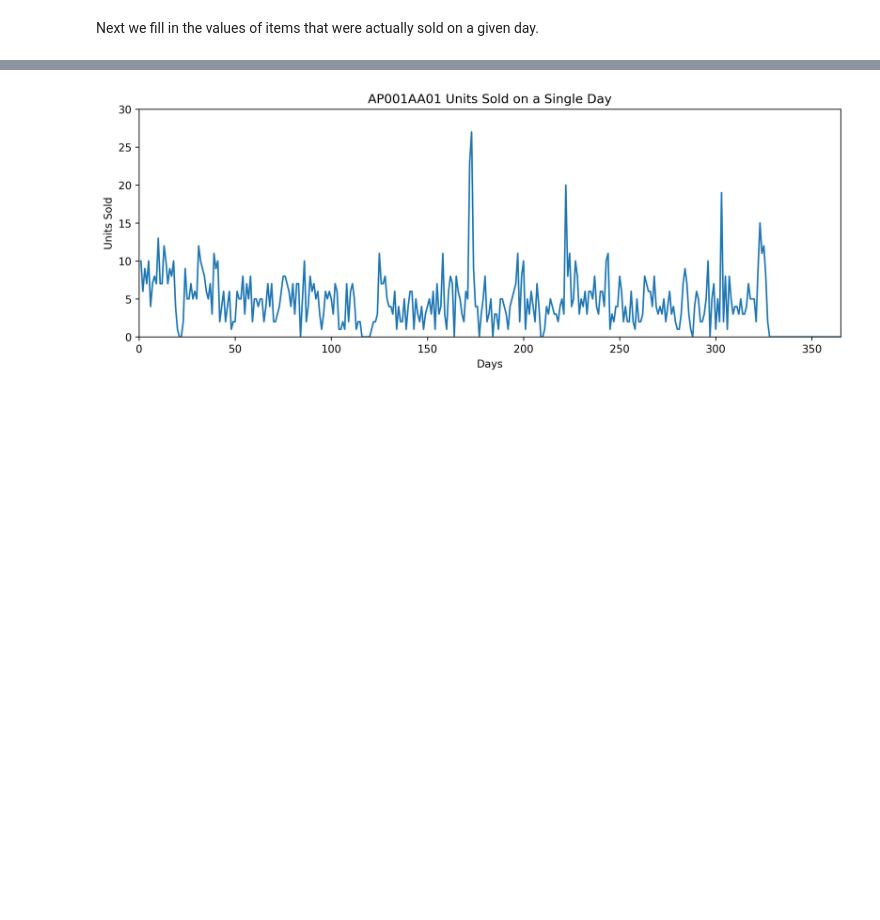
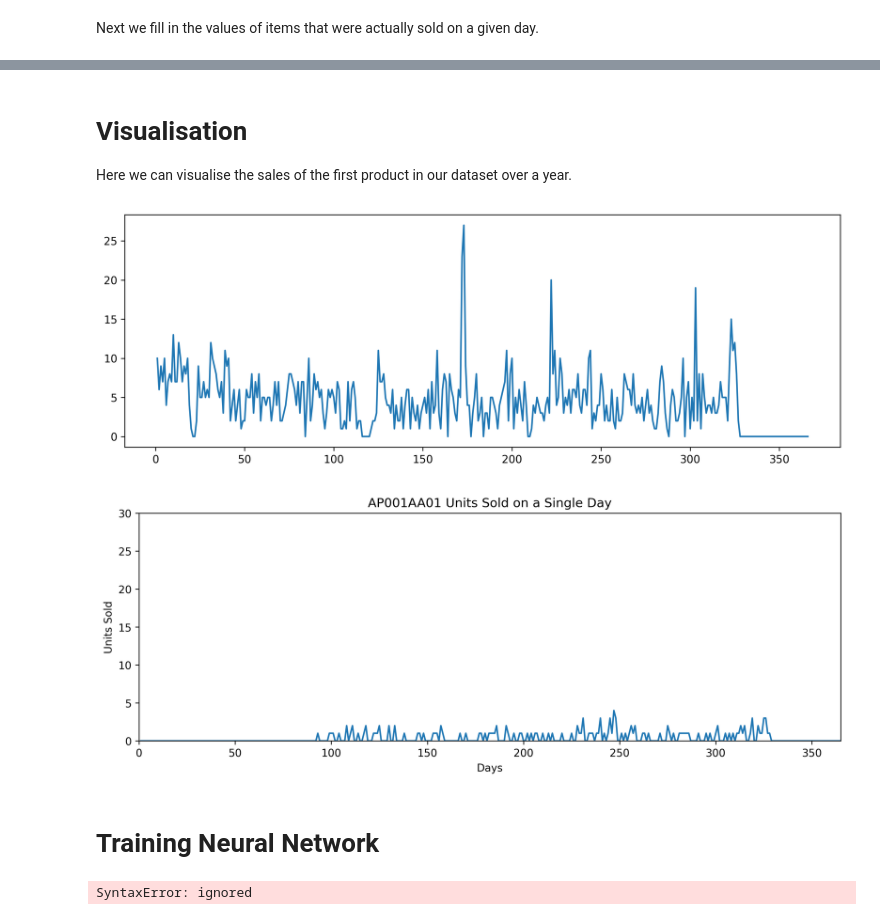
Before and after one commit to dnezan/km-sku-prediction, a Jupyter notebook: KM_forecast_practice.ipynb, the cells around one changed output, grey strips where cells are left out. Drawn from its saved outputs; the diff is of its cells as text; code cells hidden in the pictures; blank space fills up the shorter version.

Commit message:
Updated consolidated new dataset

```diff
--- a/KM_forecast_practice.ipynb
+++ b/KM_forecast_practice.ipynb
@@ -101,0 +105,14 @@ First SKU is AP001AA01
+# %%
+print(df_new.shape[1]) #number of columns
+
+uniqval = list(df.item_id.unique()) #list of unique products
+uniqval.pop(0)
+print(uniqval[5])
+x=0
+while x < len(uniqval):
+  listofzeros = [0] * 366
+  listofzeros.insert(0, uniqval[x])
+  df_length = len(df_new)
+  df_new.loc[df_length] = listofzeros
+  x+=1
+print(df_new)
@@ -135,24 +188,54 @@ This product was sold on 313 days
+# %% [markdown]
+# Visualisation
+Here we can visualise the sales of the first product in our dataset over a year.
 # %%
 import matplotlib.pyplot as plt
 import numpy as np
 
+##Plotting first product
 temp = df_new.iloc[0].tolist()
 del temp[0]
 
 xpoints =range(1, 367)
 xpoints=list(xpoints)
 
 f = plt.figure(dpi=300)
 f.set_figwidth(12)
 f.set_figheight(4)
 plt.plot(xpoints, temp)
+
+##Plotting second product
+temp = df_new.iloc[2].tolist()
+del temp[0]
+
+xpoints =range(1, 367)
+xpoints=list(xpoints)
+
+f = plt.figure(dpi=300)
+f.set_figwidth(12)
+f.set_figheight(4)
+plt.plot(xpoints, temp)
+
+
+
 plt.xlabel('Days')
 plt.ylabel('Units Sold')
 plt.title('AP001AA01 Units Sold on a Single Day')
 plt.savefig("graph2.png") #PNG saved to Drive
 plt.savefig("graph.svg") #Lossless SVG saved to Drive
 plt.xlim([0,365])
 plt.ylim([0,30])
 plt.show()
 # %% [output]
-[figure, old version]
+[figure, new version]
+[figure, added]
+# %% [markdown]
+# Training Neural Network
+# %%
+from sklearn.neural_network import MLPClassifier
+clf = MLPClassifier(solver='lbfgs', alpha=1e-5, hidden_layer_sizes=(5, 2), random_state=1)
+X =
+clf.fit(X, y)
+clf.predict()
+# %% [output]
+SyntaxError: ignored
```
Also changed, not shown: parts of 7 cells of this notebook.
